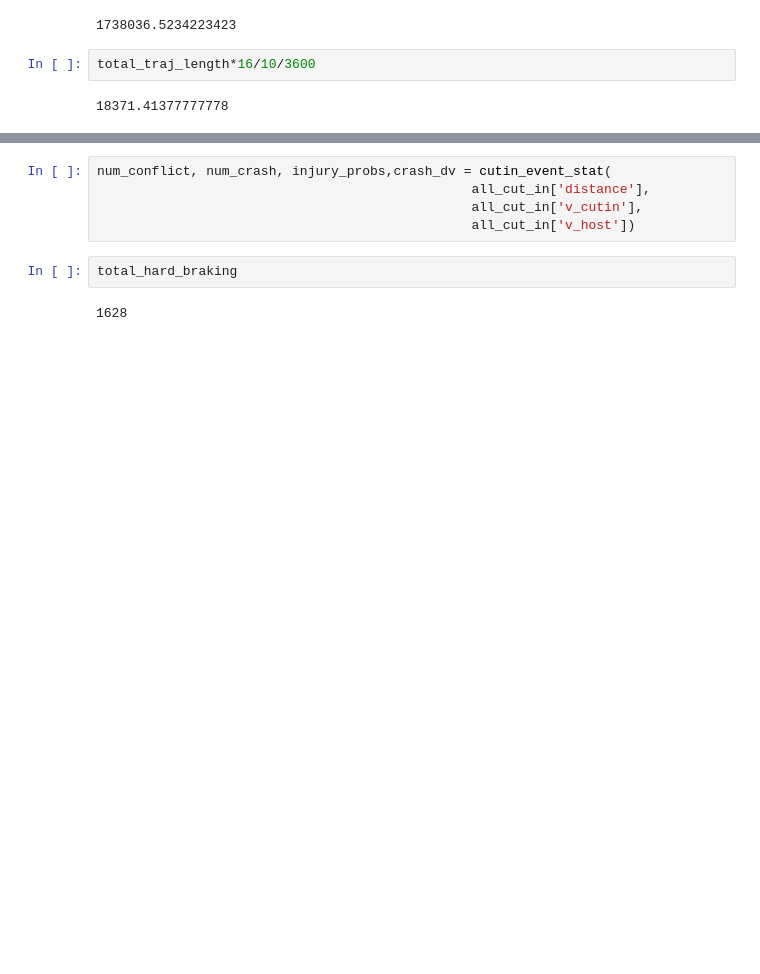
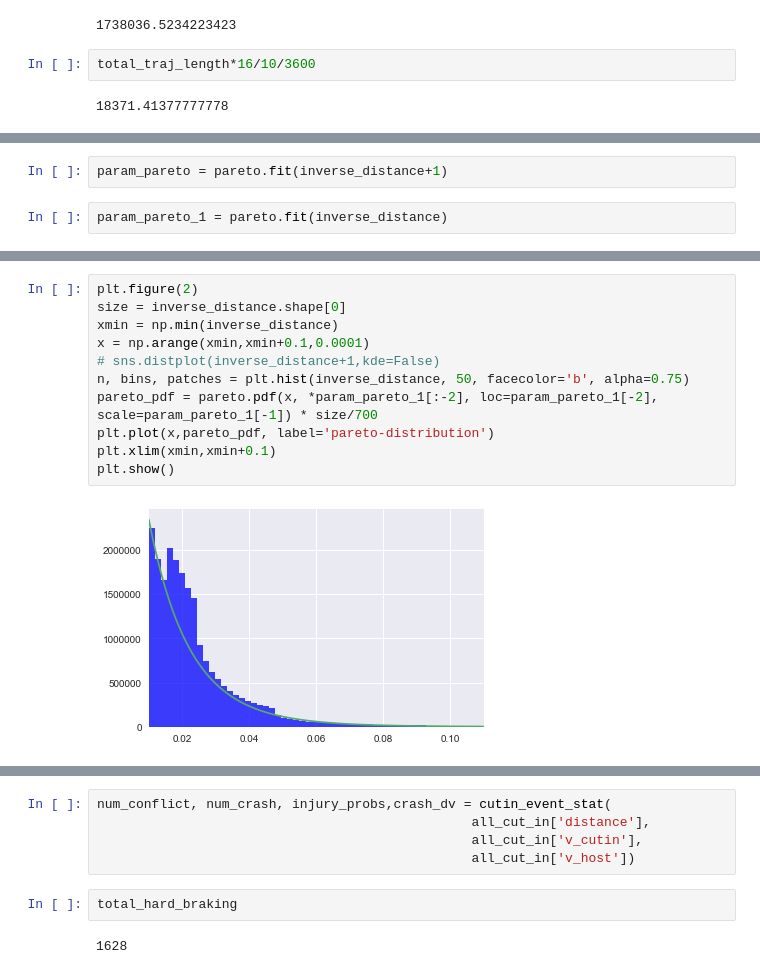
Before and after one commit to MoonBlvd/MDP_data_recording, a Jupyter notebook: simulation/statistic_levelk.ipynb, the cells around one changed output, grey strips where cells are left out. Cells and saved outputs as stored; diff of their text form; blank space fills up the shorter version.

```diff
--- a/simulation/statistic_levelk.ipynb
+++ b/simulation/statistic_levelk.ipynb
@@ -428,0 +559,4 @@ plt.savefig("pdf_dv.png", dpi = 200)
+# %%
+param_pareto = pareto.fit(inverse_distance+1)
+# %%
+param_pareto_1 = pareto.fit(inverse_distance)
@@ -428,0 +587,13 @@ plt.savefig("pdf_dv.png", dpi = 200)
+# %%
+plt.figure(2)
+size = inverse_distance.shape[0]
+xmin = np.min(inverse_distance)
+x = np.arange(xmin,xmin+0.1,0.0001)
+# sns.distplot(inverse_distance+1,kde=False)
+n, bins, patches = plt.hist(inverse_distance, 50, facecolor='b', alpha=0.75)
+pareto_pdf = pareto.pdf(x, *param_pareto_1[:-2], loc=param_pareto_1[-2], scale=param_pareto_1[-1]) * size/700
+plt.plot(x,pareto_pdf, label='pareto-distribution')
+plt.xlim(xmin,xmin+0.1)
+plt.show()
+# %% [output]
+[figure, added]
```
Also changed, not shown: parts of 28 cells of this notebook, 4 other files.
